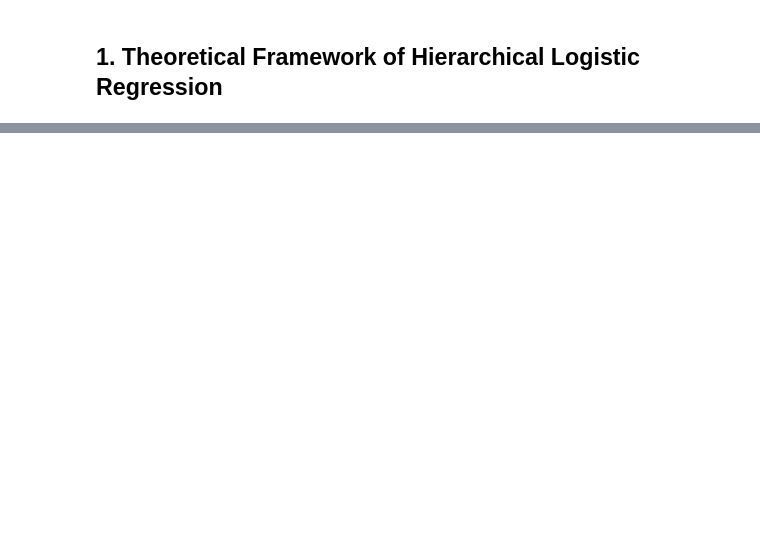
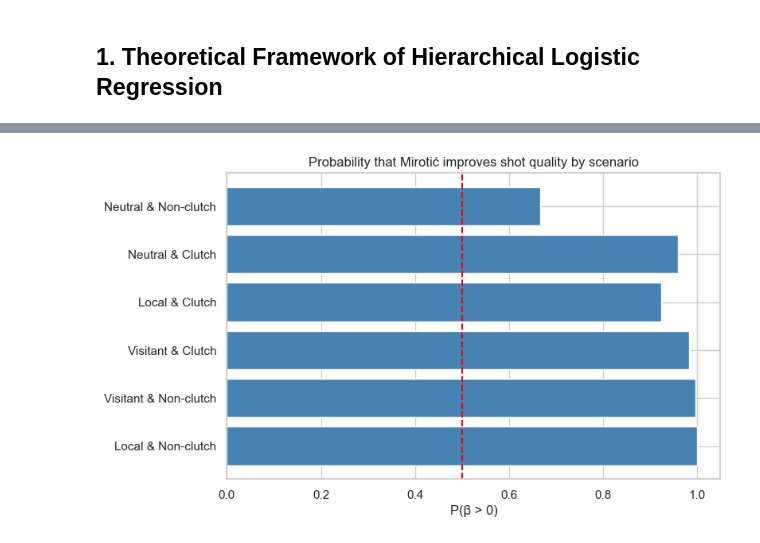
Before and after one commit to alvarosg285/player_performance_model, a Jupyter notebook: main_hierarchy.ipynb, the cells around one changed output, grey strips where cells are left out. Cells and saved outputs as stored; diff of their text form; code cells hidden in the pictures; blank space fills up the shorter version.

```diff
--- a/main_hierarchy.ipynb
+++ b/main_hierarchy.ipynb
@@ -534,0 +659,18 @@ plt.show()
+# %%
+# Now compute the posterior probability that Mirotić improves efficiency in each scenario:
+
+posterior = idata_hierarchical.posterior
+
+# Stack chains and draws for convenience
+beta_samples = posterior['beta_mirotic'].stack(draws=("chain", "draw"))  # (groups, draws)
+mu_b_samples = posterior['mu_b'].stack(draws=("chain", "draw"))          # (draws,)
+
+# Probability that Mirotic helps in each stratum: P(beta_j > 0)
+prob_beta_pos_groups = (beta_samples > 0).mean(dim="draws").values  # numpy array length num_groups
+
+# Global (all games) probability: P(mu_b > 0)
+prob_beta_pos_global = float((mu_b_samples > 0).mean(dim="draws"))
+
+print("P(Mirotic improves efficiency | all games) =", prob_beta_pos_global)
+for name, p in zip(group_names, prob_beta_pos_groups):
+    print(f"P(Mirotic improves efficiency | {name}) = {p}")
@@ -534,0 +724,14 @@ plt.show()
+# %%
+# Probability that β > 0 per group
+
+probs = prob_beta_pos_groups
+plt.figure(figsize=(8,5))
+plt.barh(labels_ordered, probs, color="steelblue")
+plt.axvline(0.5, color="red", linestyle="--")
+plt.xlabel("P(β > 0)")
+plt.title("Probability that Mirotić improves shot quality by scenario")
+plt.show()
+
+probs = prob_beta_pos_groups
+# %% [output]
+[figure, added]
```
Also changed, not shown: parts of 57 cells of this notebook.
